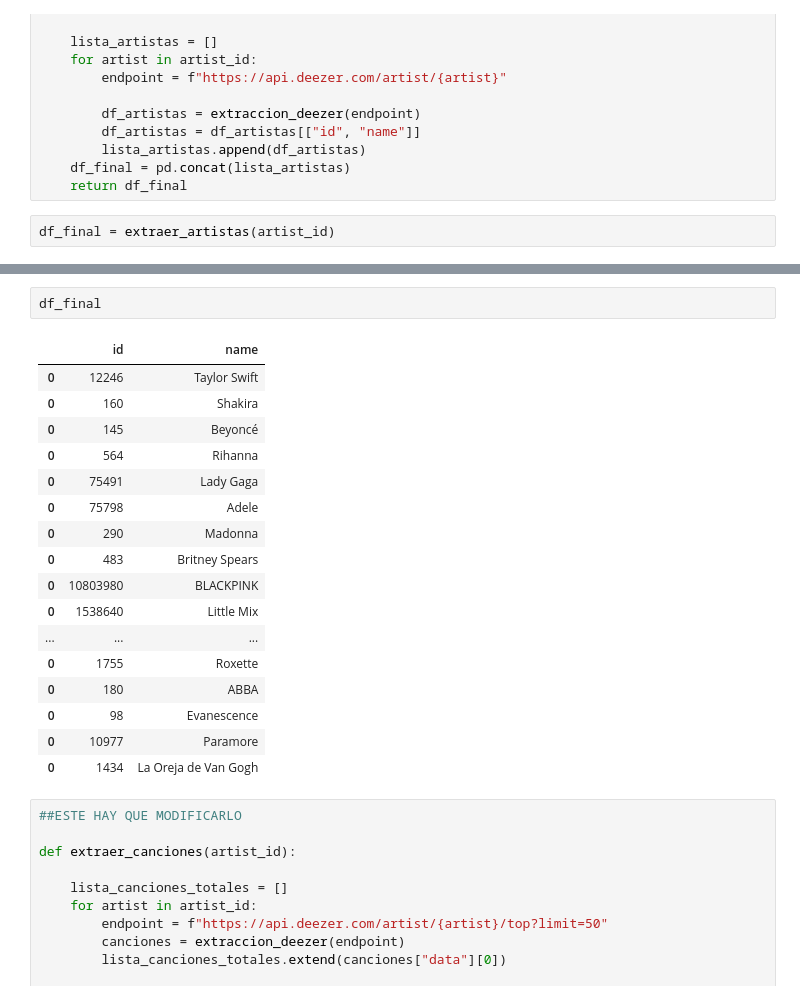
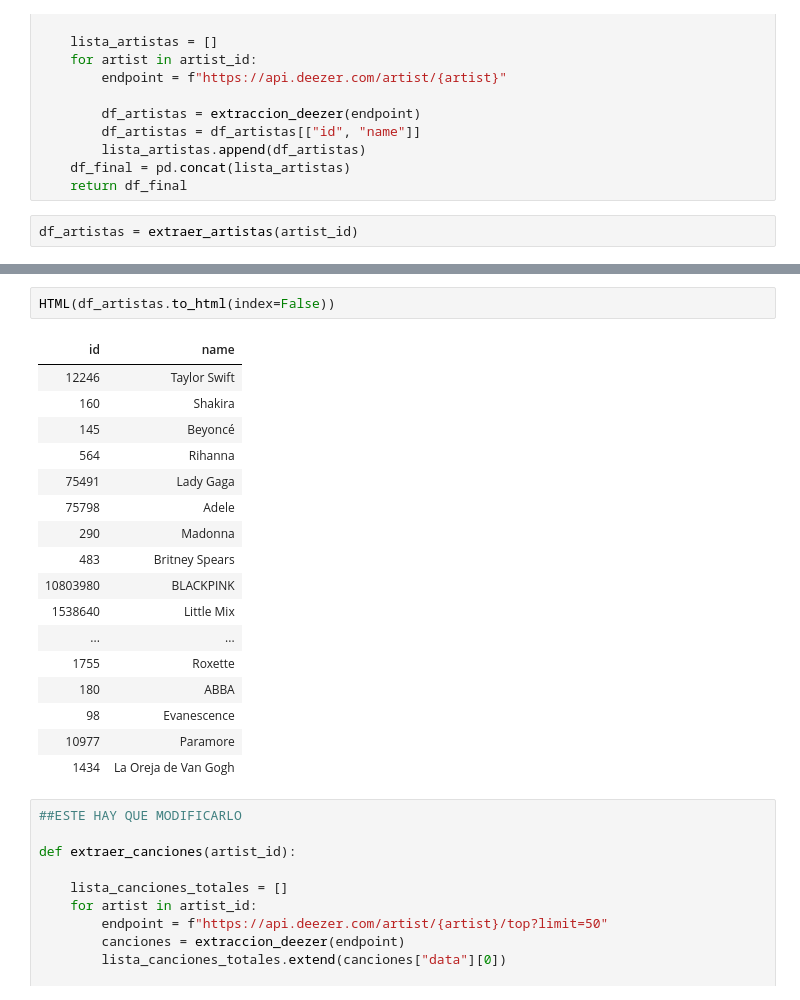
Before and after one commit to Adalab/proyecto-da-promo-67-modulo2-team-1, a Jupyter notebook: Extraccion_datos_apis.ipynb, the cells around one changed output, grey strips where cells are left out. Saved outputs shown, nothing was run; the diff lists cells and outputs as text.

```diff
--- a/Extraccion_datos_apis.ipynb
+++ b/Extraccion_datos_apis.ipynb
@@ -65,7 +65,7 @@ def extraer_artistas(artist_id):
     df_final = pd.concat(lista_artistas)
     return df_final
 # %%
-df_final = extraer_artistas(artist_id)
+df_artistas = extraer_artistas(artist_id)
 # %% [output]
 API connected
 API connected
@@ -85,25 +85,25 @@ API connected
 API connected
 API connected
 # %%
-df_final
+HTML(df_artistas.to_html(index=False))
 # %% [output]
-|  | id | name |
-| 0 | 12246 | Taylor Swift |
-| 0 | 160 | Shakira |
-| 0 | 145 | Beyoncé |
-| 0 | 564 | Rihanna |
-| 0 | 75491 | Lady Gaga |
-| 0 | 75798 | Adele |
-| 0 | 290 | Madonna |
-| 0 | 483 | Britney Spears |
-| 0 | 10803980 | BLACKPINK |
-| 0 | 1538640 | Little Mix |
-| ... | ... | ... |
-| 0 | 1755 | Roxette |
-| 0 | 180 | ABBA |
-| 0 | 98 | Evanescence |
-| 0 | 10977 | Paramore |
-| 0 | 1434 | La Oreja de Van Gogh |
+| id | name |
+| 12246 | Taylor Swift |
+| 160 | Shakira |
+| 145 | Beyoncé |
+| 564 | Rihanna |
+| 75491 | Lady Gaga |
+| 75798 | Adele |
+| 290 | Madonna |
+| 483 | Britney Spears |
+| 10803980 | BLACKPINK |
+| 1538640 | Little Mix |
+| ... | ... |
+| 1755 | Roxette |
+| 180 | ABBA |
+| 98 | Evanescence |
+| 10977 | Paramore |
+| 1434 | La Oreja de Van Gogh |
 # %%
 ##ESTE HAY QUE MODIFICARLO
 
```
Also changed, not shown: parts of 5 cells of this notebook.
